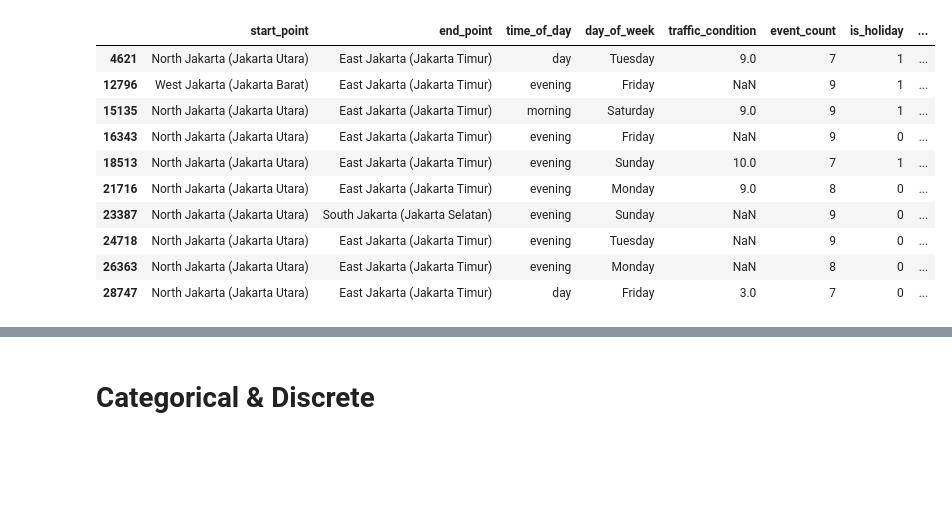
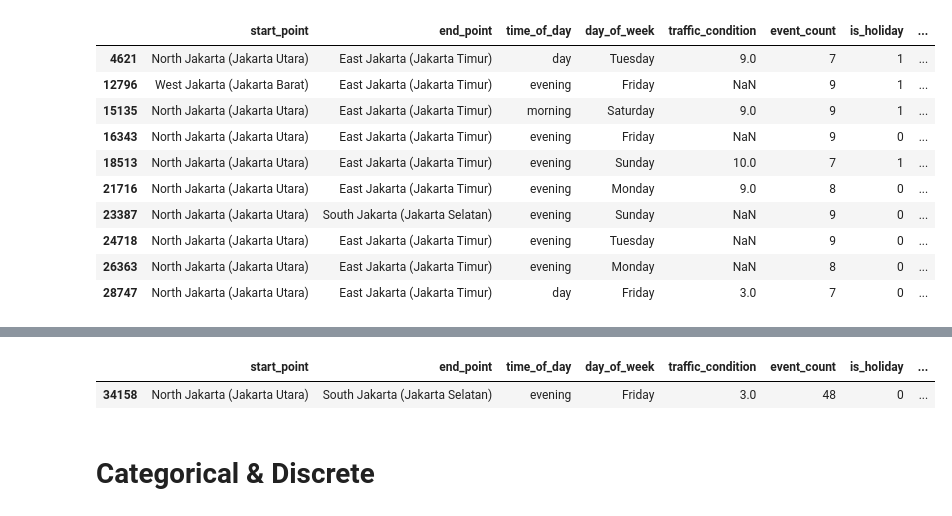
Before and after one commit to dinanabila/hackathon-linear-regression-yandex-2026, a Jupyter notebook: eda.ipynb, the cells around one changed output, grey strips where cells are left out. Saved outputs shown, nothing was run; the diff lists cells and outputs as text; code cells hidden in the pictures; blank space fills up the shorter version.

```diff
--- a/eda.ipynb
+++ b/eda.ipynb
@@ -186,3 +251,8 @@ travel_time_outlier
+# %%
+train_sample[(train_sample["traffic_condition"] == 3) & (train_sample["travel_time"] > 60) & (train_sample["weather"] == "clear")]
+# %% [output]
+|  | start_point | end_point | time_of_day | day_of_week | traffic_condition | event_count | is_holiday | ... |
+| 34158 | North Jakarta (Jakarta Utara) | South Jakarta (Jakarta Selatan) | evening | Friday | 3.0 | 48 | 0 | ... |
 # %% [markdown]
 # **Categorical & Discrete**
 # %%
```
Also changed, not shown: parts of 7 cells of this notebook, 7 other files.
